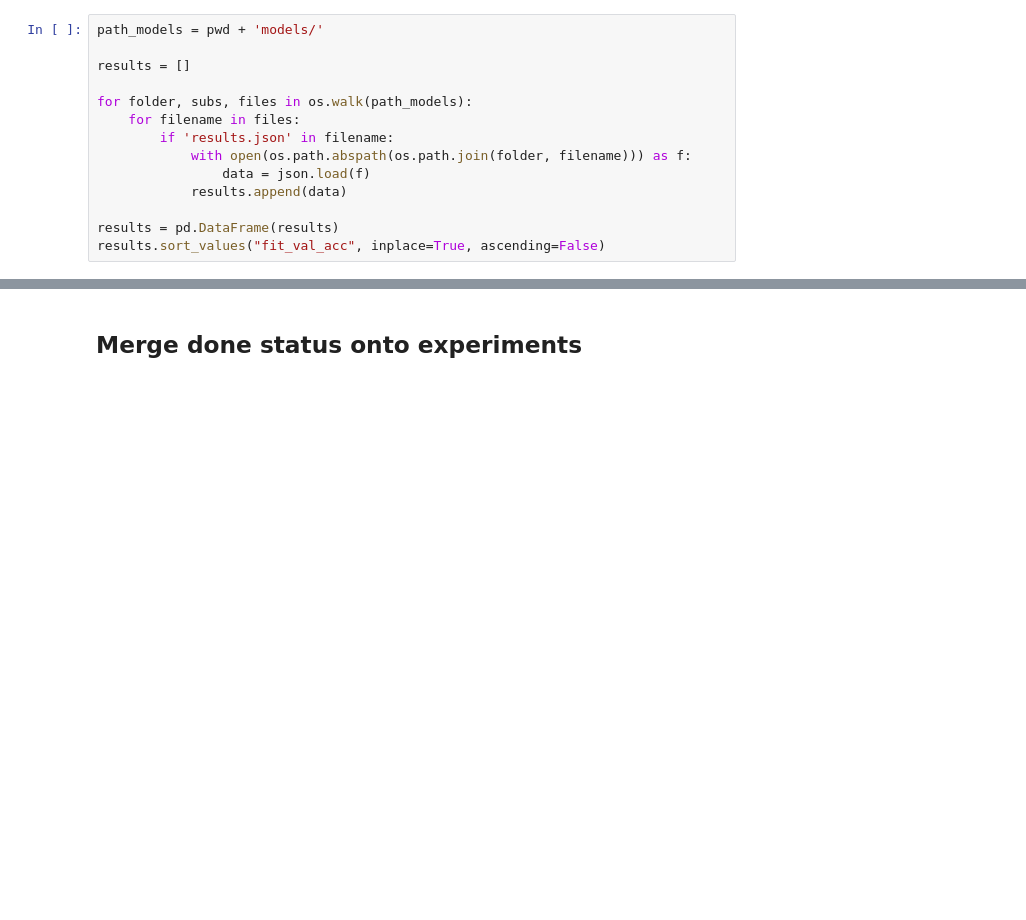
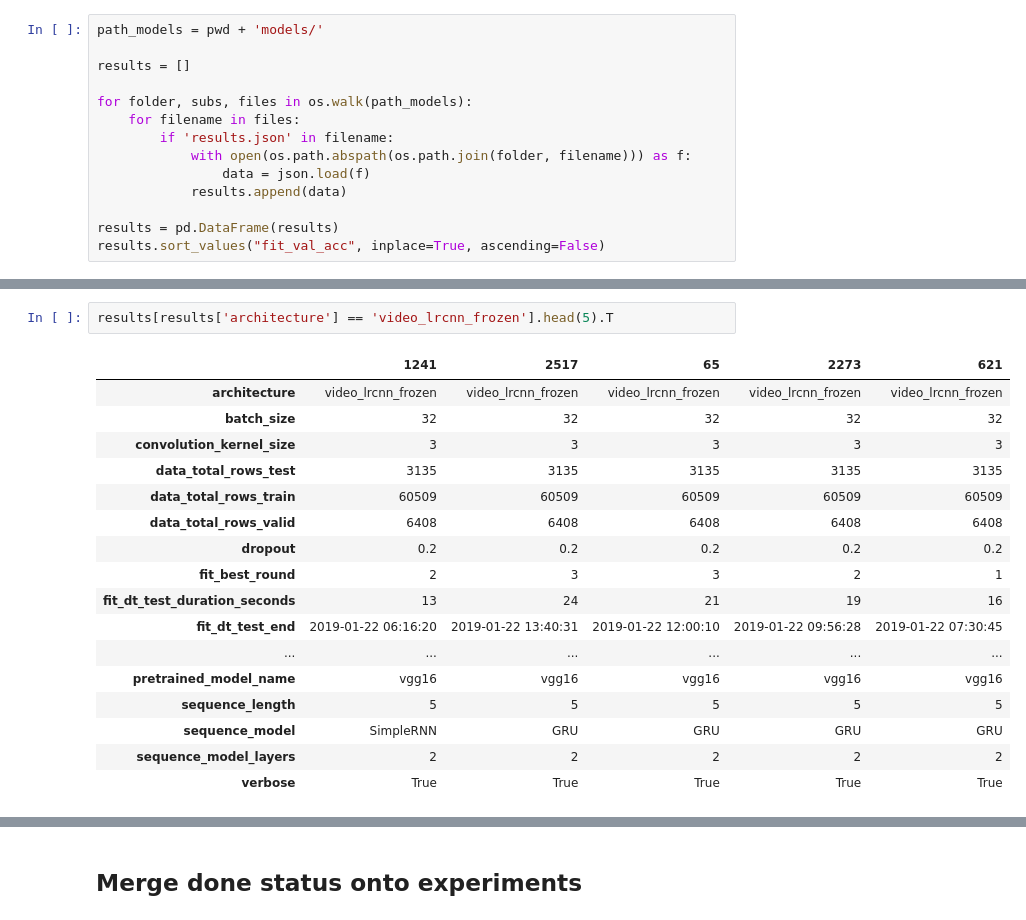
Before and after one commit to alxcnwy/Deep-Neural-Networks-for-Video-Classification, a Jupyter notebook: notebooks/experiments_create_lists.ipynb, the cells around one changed output, grey strips where cells are left out. Saved outputs shown, nothing was run; the diff lists cells and outputs as text; blank space fills up the shorter version.

```diff
--- a/notebooks/experiments_create_lists.ipynb
+++ b/notebooks/experiments_create_lists.ipynb
@@ -284,2 +346,22 @@ results.sort_values("fit_val_acc", inplace=True, ascending=False)
+# %%
+results[results['architecture'] == 'video_lrcnn_frozen'].head(5).T
+# %% [output]
+|  | 1241 | 2517 | 65 | 2273 | 621 |
+| architecture | video_lrcnn_frozen | video_lrcnn_frozen | video_lrcnn_frozen | video_lrcnn_frozen | video_lrcnn_frozen |
+| batch_size | 32 | 32 | 32 | 32 | 32 |
+| convolution_kernel_size | 3 | 3 | 3 | 3 | 3 |
+| data_total_rows_test | 3135 | 3135 | 3135 | 3135 | 3135 |
+| data_total_rows_train | 60509 | 60509 | 60509 | 60509 | 60509 |
+| data_total_rows_valid | 6408 | 6408 | 6408 | 6408 | 6408 |
+| dropout | 0.2 | 0.2 | 0.2 | 0.2 | 0.2 |
+| fit_best_round | 2 | 3 | 3 | 2 | 1 |
+| fit_dt_test_duration_seconds | 13 | 24 | 21 | 19 | 16 |
+| fit_dt_test_end | 2019-01-22 06:16:20 | 2019-01-22 13:40:31 | 2019-01-22 12:00:10 | 2019-01-22 09:56:28 | 2019-01-22 07:30:45 |
+| ... | ... | ... | ... | ... | ... |
+| pretrained_model_name | vgg16 | vgg16 | vgg16 | vgg16 | vgg16 |
+| sequence_length | 5 | 5 | 5 | 5 | 5 |
+| sequence_model | SimpleRNN | GRU | GRU | GRU | GRU |
+| sequence_model_layers | 2 | 2 | 2 | 2 | 2 |
+| verbose | True | True | True | True | True |
 # %%
 results.head(10).T
```
Also changed, not shown: parts of 16 cells of this notebook, 1 other file.
